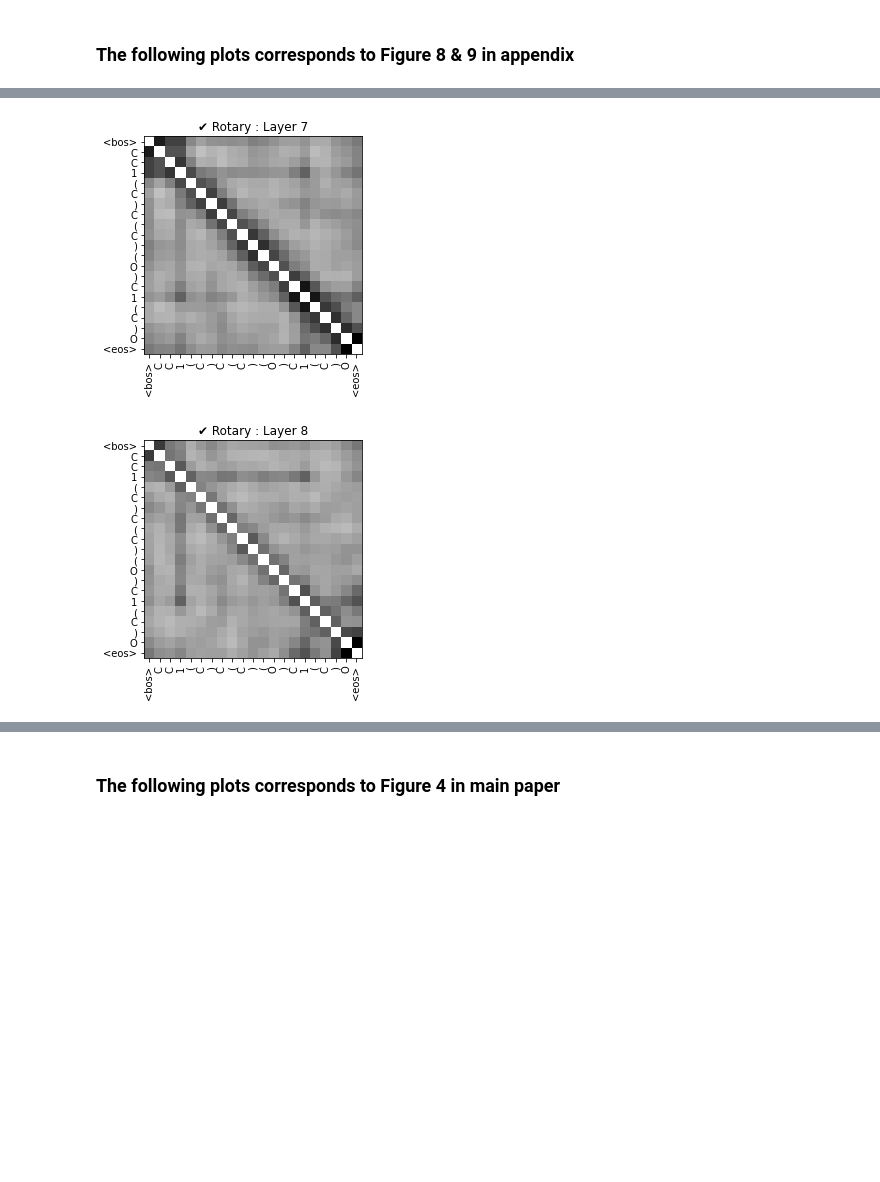
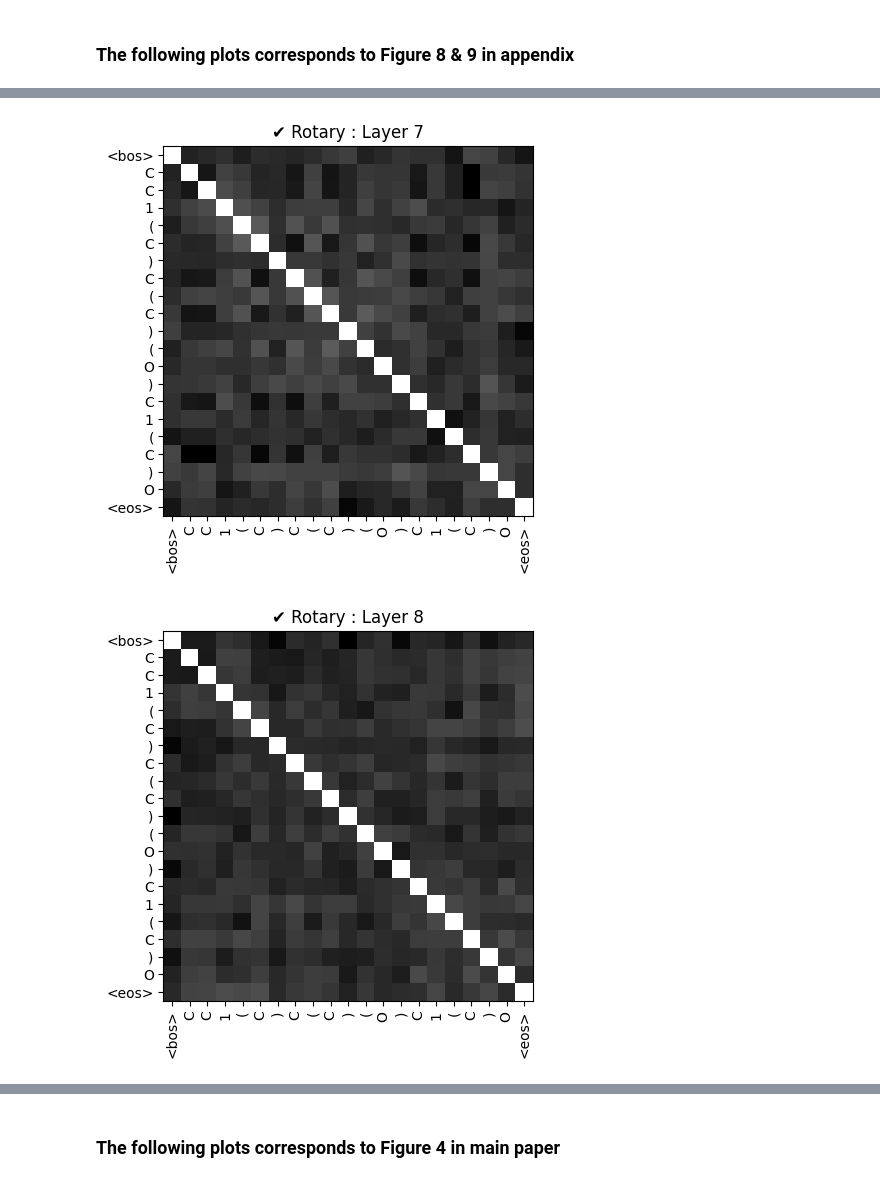
Before and after one commit to IBM/molformer, a Jupyter notebook: notebooks/linear_attention_rotary/attention_analysis_rotary_linear.ipynb, the cells around one changed output, grey strips where cells are left out. Drawn from its saved outputs; the diff is of its cells as text; code cells hidden in the pictures; blank space fills up the shorter version.

```diff
--- a/notebooks/linear_attention_rotary/attention_analysis_rotary_linear.ipynb
+++ b/notebooks/linear_attention_rotary/attention_analysis_rotary_linear.ipynb
@@ -150,7 +149,7 @@ plt.show()
 # %%
 # Plot for Appendix
 
-attentions, tokens = get_full_attention(sequence)
+attentions, tokens = get_full_attention(sequence, model, defaults, tokenizer)
 bonds_mat, gold_tokens = get_bonds_mat(sequence)
 
 ignore_tokens = []
@@ -184,2 +183,2 @@ for layer_idx in range(len(attentions)):
-[figure, old version]
+[figure, new version]
-[figure, old version]
+[figure, new version]
```
Also changed, not shown: parts of 4 cells of this notebook, 1 other file.
